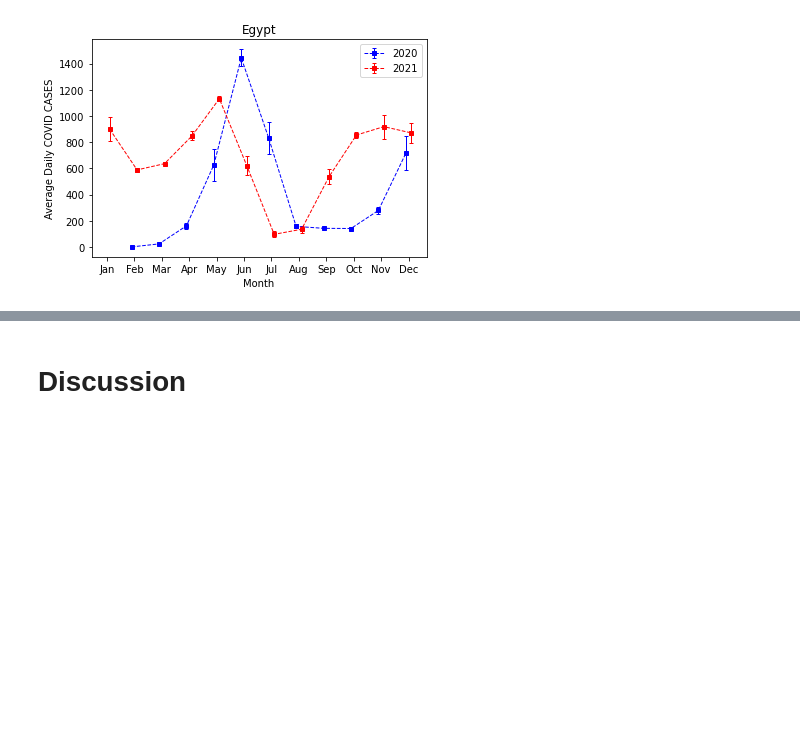
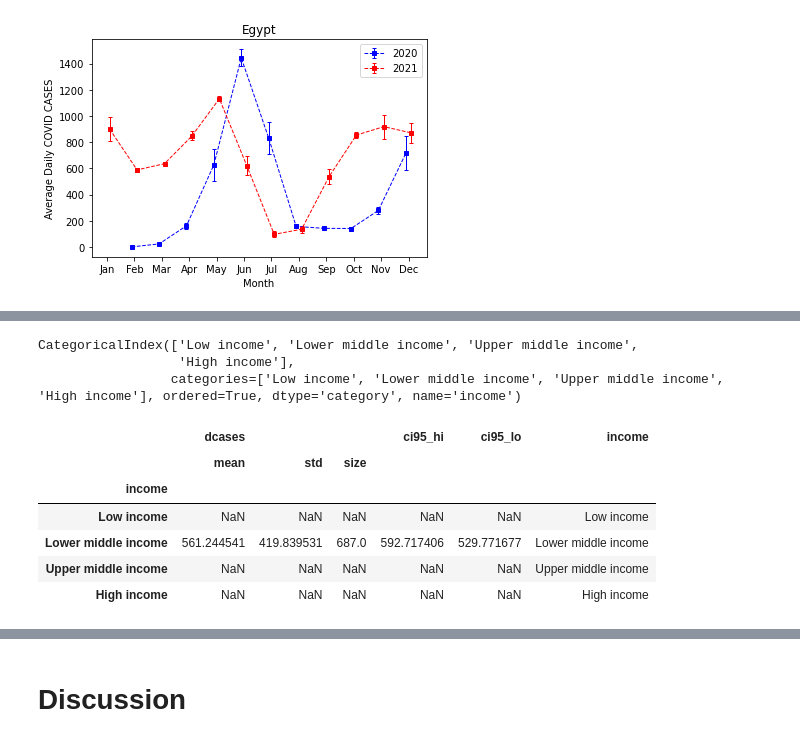
Before and after one commit to eyagamoudi/DSC2spring2022, a Jupyter notebook: assignment2.ipynb, the cells around one changed output, grey strips where cells are left out. Drawn from its saved outputs; the diff is of its cells as text; code cells hidden in the pictures; blank space fills up the shorter version.

```diff
--- a/assignment2.ipynb
+++ b/assignment2.ipynb
@@ -1392,0 +1468,6 @@ plt.show()
+# %%
+df_ci.index
+# %% [output]
+CategoricalIndex(['Low income', 'Lower middle income', 'Upper middle income',
+                  'High income'],
+                 categories=['Low income', 'Lower middle income', 'Upper middle income', 'High income'], ordered=True, dtype='category', name='income')
@@ -1392,0 +1476,10 @@ plt.show()
+# %%
+df_ci
+# %% [output]
+|  | dcases |  |  | ci95_hi | ci95_lo | income |
+|  | mean | std | size |  |  |  |
+| income |  |  |  |  |  |  |
+| Low income | NaN | NaN | NaN | NaN | NaN | Low income |
+| Lower middle income | 561.244541 | 419.839531 | 687.0 | 592.717406 | 529.771677 | Lower middle income |
+| Upper middle income | NaN | NaN | NaN | NaN | NaN | Upper middle income |
+| High income | NaN | NaN | NaN | NaN | NaN | High income |
```
Also changed, not shown: parts of 33 cells of this notebook.
